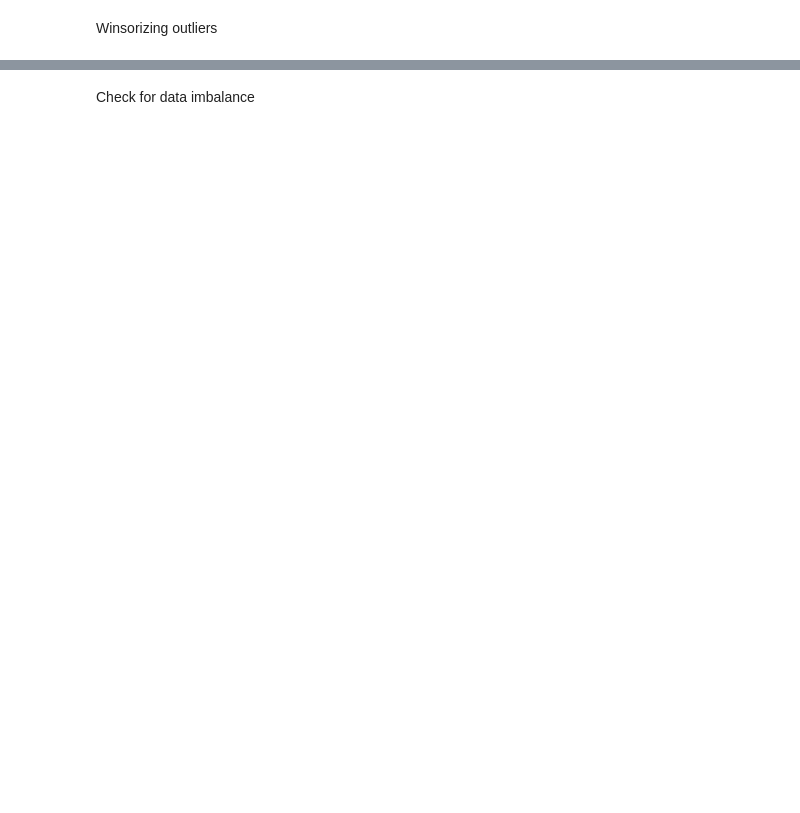
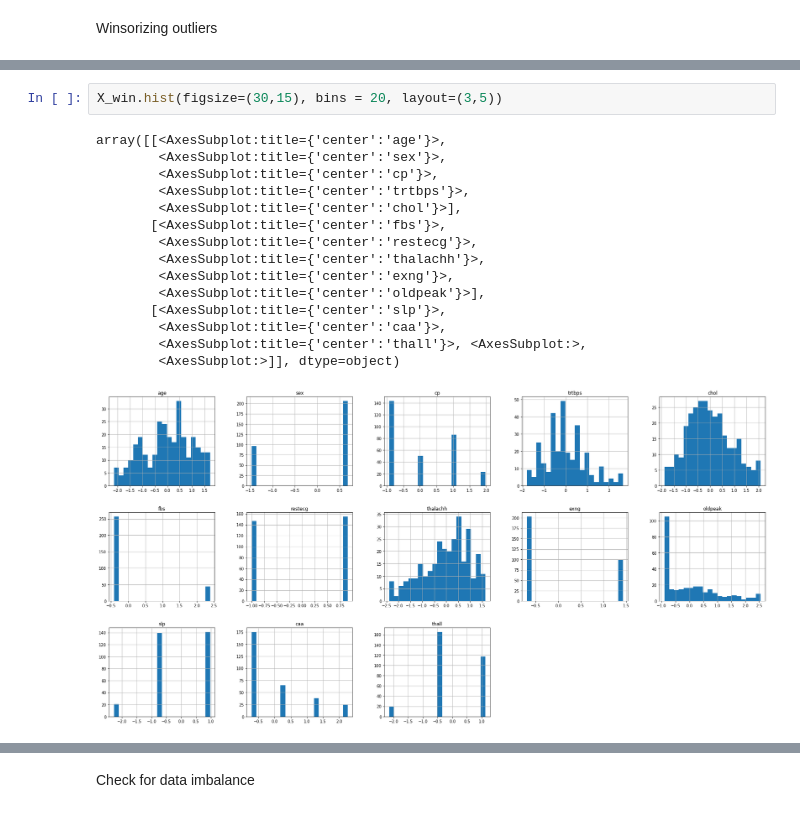
Before and after one commit to sgafanth/heart-attack-analysis, a Jupyter notebook: heart_attack_analysis.ipynb, the cells around one changed output, grey strips where cells are left out. Drawn from its saved outputs; the diff is of its cells as text; blank space fills up the shorter version.

```diff
--- a/heart_attack_analysis.ipynb
+++ b/heart_attack_analysis.ipynb
@@ -176,0 +185,18 @@ boxplot = X_win.boxplot()
+# %%
+X_win.hist(figsize=(30,15), bins = 20, layout=(3,5))
+# %% [output]
+array([[<AxesSubplot:title={'center':'age'}>,
+        <AxesSubplot:title={'center':'sex'}>,
+        <AxesSubplot:title={'center':'cp'}>,
+        <AxesSubplot:title={'center':'trtbps'}>,
+        <AxesSubplot:title={'center':'chol'}>],
+       [<AxesSubplot:title={'center':'fbs'}>,
+        <AxesSubplot:title={'center':'restecg'}>,
+        <AxesSubplot:title={'center':'thalachh'}>,
+        <AxesSubplot:title={'center':'exng'}>,
+        <AxesSubplot:title={'center':'oldpeak'}>],
+       [<AxesSubplot:title={'center':'slp'}>,
+        <AxesSubplot:title={'center':'caa'}>,
+        <AxesSubplot:title={'center':'thall'}>, <AxesSubplot:>,
+        <AxesSubplot:>]], dtype=object)
+[figure, added]
```
Also changed, not shown: parts of 13 cells of this notebook.
